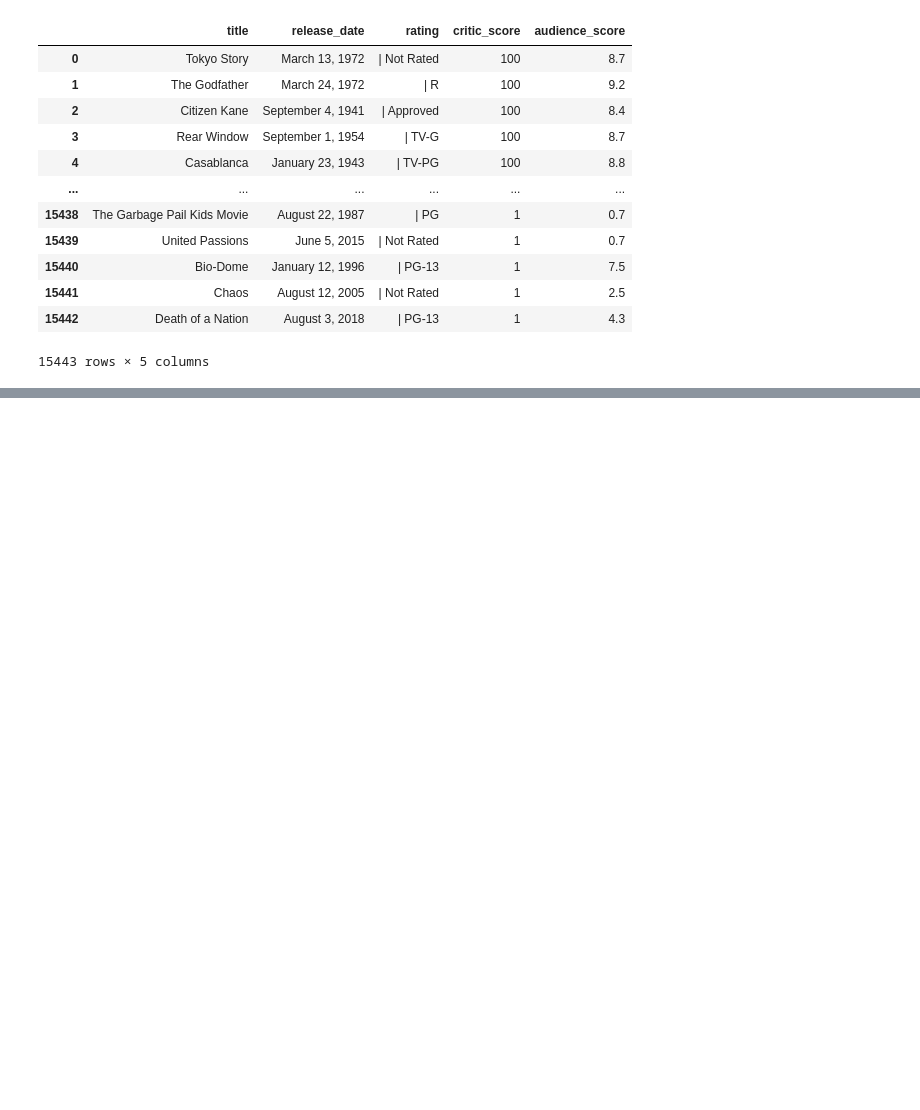
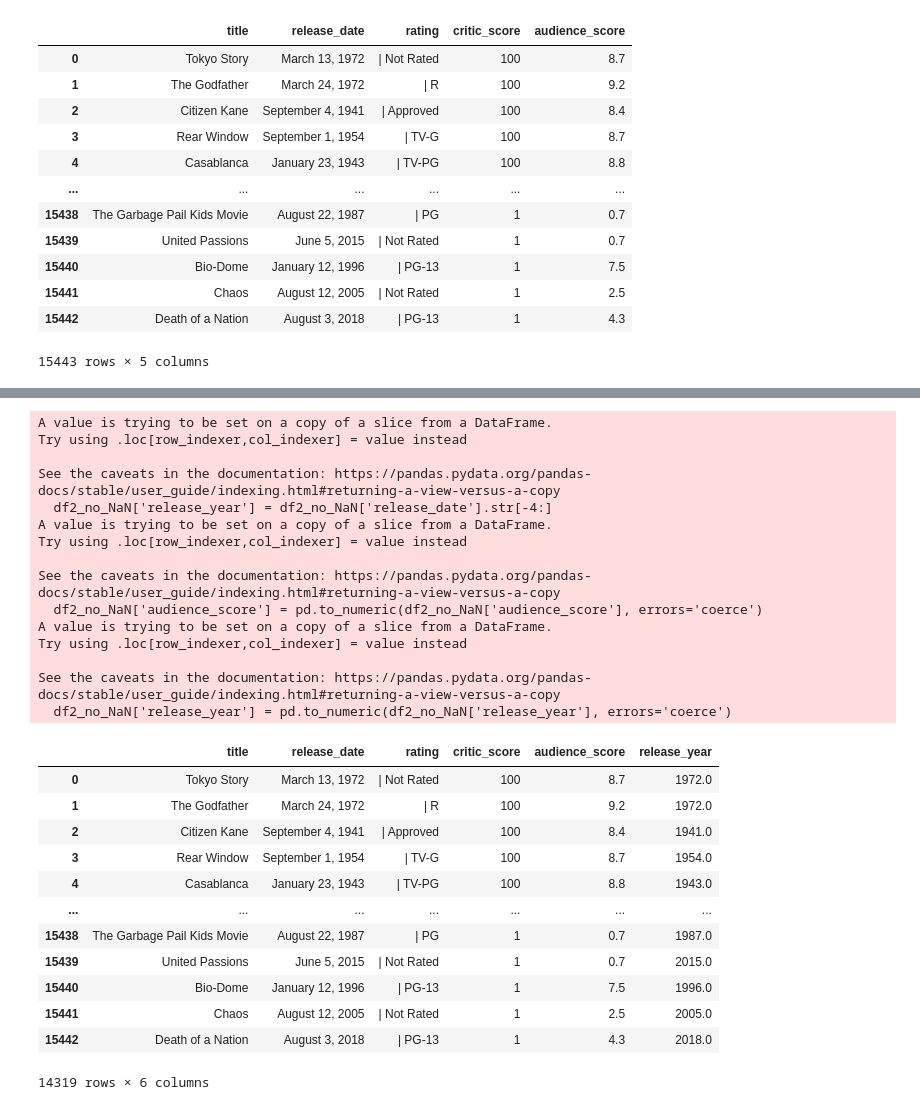
Before and after one commit to Hodgdonc/COS_482_Project, a Jupyter notebook: metacritic_webscraping.ipynb, the cells around one changed output, grey strips where cells are left out. Drawn from its saved outputs; the diff is of its cells as text; code cells hidden in the pictures; blank space fills up the shorter version.

```diff
--- a/metacritic_webscraping.ipynb
+++ b/metacritic_webscraping.ipynb
@@ -122,0 +142,35 @@ Index: []
+# %%
+df2_no_NaN['release_year'] = df2_no_NaN['release_date'].str[-4:]
+#df2_no_NaN['audience_score'] = pd.to_numeric(df2_no_NaN['audience_score'],errors='coerce').notnull()
+df2_no_NaN['audience_score'] = pd.to_numeric(df2_no_NaN['audience_score'], errors='coerce')
+df2_no_NaN['release_year'] = pd.to_numeric(df2_no_NaN['release_year'], errors='coerce')
+df2_no_NaN
+# %% [output]
+A value is trying to be set on a copy of a slice from a DataFrame.
+Try using .loc[row_indexer,col_indexer] = value instead
+
+See the caveats in the documentation: https://pandas.pydata.org/pandas-docs/stable/user_guide/indexing.html#returning-a-view-versus-a-copy
+  df2_no_NaN['release_year'] = df2_no_NaN['release_date'].str[-4:]
+A value is trying to be set on a copy of a slice from a DataFrame.
+Try using .loc[row_indexer,col_indexer] = value instead
+
+See the caveats in the documentation: https://pandas.pydata.org/pandas-docs/stable/user_guide/indexing.html#returning-a-view-versus-a-copy
+  df2_no_NaN['audience_score'] = pd.to_numeric(df2_no_NaN['audience_score'], errors='coerce')
+A value is trying to be set on a copy of a slice from a DataFrame.
+Try using .loc[row_indexer,col_indexer] = value instead
+
+See the caveats in the documentation: https://pandas.pydata.org/pandas-docs/stable/user_guide/indexing.html#returning-a-view-versus-a-copy
+  df2_no_NaN['release_year'] = pd.to_numeric(df2_no_NaN['release_year'], errors='coerce')
+|  | title | release_date | rating | critic_score | audience_score | release_year |
+| 0 | Tokyo Story | March 13, 1972 | | Not Rated | 100 | 8.7 | 1972.0 |
+| 1 | The Godfather | March 24, 1972 | | R | 100 | 9.2 | 1972.0 |
+| 2 | Citizen Kane | September 4, 1941 | | Approved | 100 | 8.4 | 1941.0 |
+| 3 | Rear Window | September 1, 1954 | | TV-G | 100 | 8.7 | 1954.0 |
+| 4 | Casablanca | January 23, 1943 | | TV-PG | 100 | 8.8 | 1943.0 |
+| ... | ... | ... | ... | ... | ... | ... |
+| 15438 | The Garbage Pail Kids Movie | August 22, 1987 | | PG | 1 | 0.7 | 1987.0 |
+| 15439 | United Passions | June 5, 2015 | | Not Rated | 1 | 0.7 | 2015.0 |
+| 15440 | Bio-Dome | January 12, 1996 | | PG-13 | 1 | 7.5 | 1996.0 |
+| 15441 | Chaos | August 12, 2005 | | Not Rated | 1 | 2.5 | 2005.0 |
+| 15442 | Death of a Nation | August 3, 2018 | | PG-13 | 1 | 4.3 | 2018.0 |
+14319 rows × 6 columns
```
Also changed, not shown: parts of 5 cells of this notebook, 1 other file.
